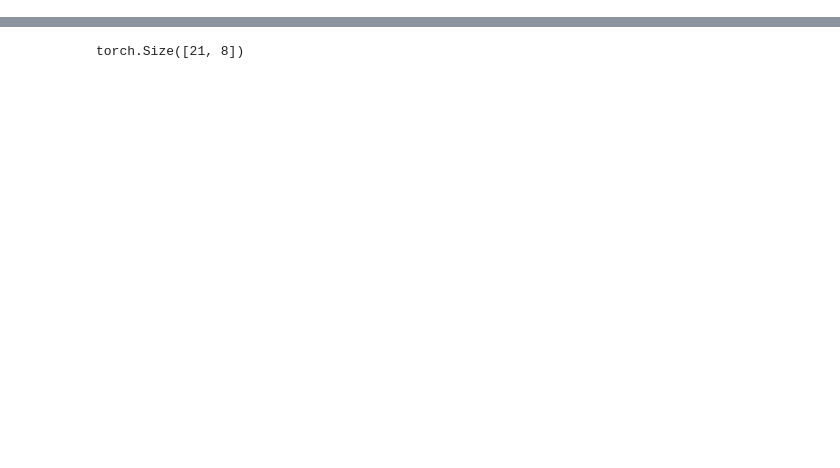
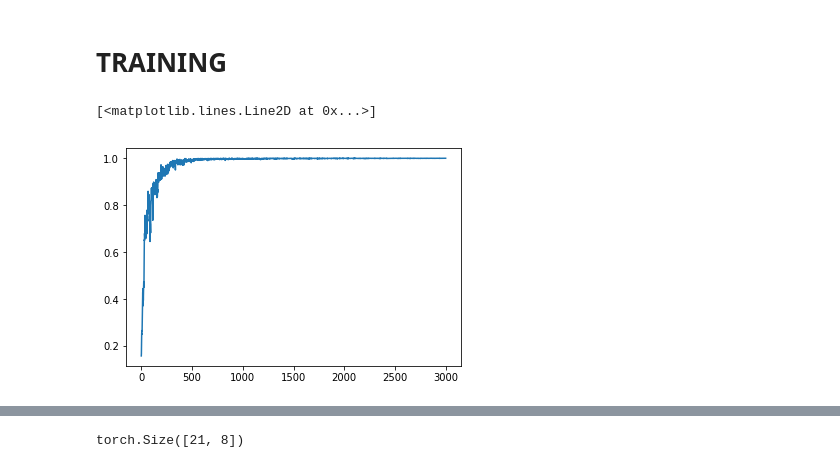
Before and after one commit to IAmigos/CoSE-pytorch, a Jupyter notebook: Alex_sum_eval.ipynb, the cells around one changed output, grey strips where cells are left out. Cells and saved outputs as stored; diff of their text form; code cells hidden in the pictures; blank space fills up the shorter version.

```diff
--- a/Alex_sum_eval.ipynb
+++ b/Alex_sum_eval.ipynb
@@ -18,0 +256,10 @@ cose.embedding_predictive_model.load_state_dict(torch.load(os.path.join(os.getcw
+# %% [markdown]
+# TRAINING
+# %%
+cose.encoder.train()
+cose.decoder.train()
+cose.embedding_predictive_model.train()
+cose.position_predictive_model.train()
+optimizer_ae, optimizer_pos_pred, optimizer_emb_pred = optimizers
+# %%
+loss_ae, loss_pos_pred, loss_emb_pred, loss_total, confidence_emb, confidence_pos, npfig = train_step_v2(train_loader, optimizer_ae, optimizer_pos_pred, optimizer_emb_pred)
@@ -18,0 +359,2 @@ cose.embedding_predictive_model.load_state_dict(torch.load(os.path.join(os.getcw
+# %%
+images = []
@@ -18,0 +363,24 @@ cose.embedding_predictive_model.load_state_dict(torch.load(os.path.join(os.getcw
+# %%
+loss_ae_cum = []
+loss_emb_pred_cum = []
+loss_pos_pred_cum = []
+loss_total_cum = []
+confidence_emb_cum = []
+confidence_pos_cum = []
+n_epochs = 3000
+
+for epoch in tqdm(range(n_epochs)):
+    loss_ae, loss_pos_pred, loss_emb_pred, loss_total, confidence_emb, confidence_pos, npfig = train_step_v2(train_loader, optimizer_ae, optimizer_pos_pred, optimizer_emb_pred)
+    loss_ae_cum.append(loss_ae.detach().cpu())
+    loss_emb_pred_cum.append(loss_emb_pred.detach().cpu())
+    loss_pos_pred_cum.append(loss_pos_pred.detach().cpu())
+    loss_total_cum.append(loss_total.detach().cpu())
+    confidence_emb_cum.append(confidence_emb.item())
+    confidence_pos_cum.append(confidence_pos.item())
+    if epoch%20==0:
+        images.append(npfig)
+# %%
+plt.plot([i for i in confidence_emb_cum])
+# %% [output]
+[<matplotlib.lines.Line2D at 0x...>]
+[figure, added]
```
Also changed, not shown: parts of 43 cells of this notebook, 3 other files.
